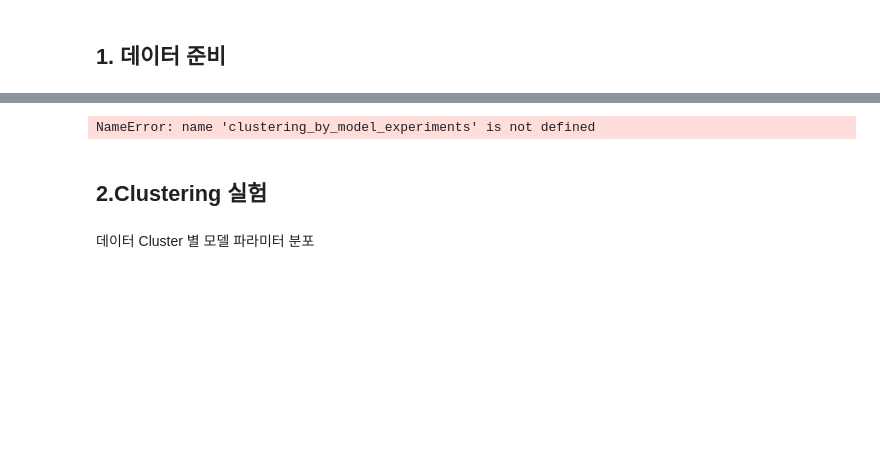
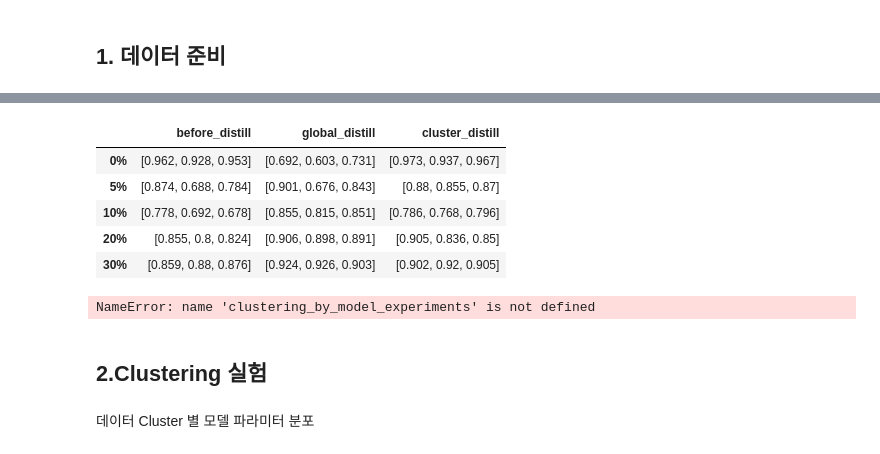
Before and after one commit to yangbaechu/FD-with-Label-Based-Group-Structure, a Jupyter notebook: FedCD.ipynb, the cells around one changed output, grey strips where cells are left out. Saved outputs shown, nothing was run; the diff lists cells and outputs as text; code cells hidden in the pictures; blank space fills up the shorter version.

```diff
--- a/FedCD.ipynb
+++ b/FedCD.ipynb
@@ -537,3 +630,12 @@ acc after global distill: 0.839, [0.917, 0.689, 0.911], 0.947
+# %%
+df_cluster_accs
+# %% [output]
+|  | before_distill | global_distill | cluster_distill |
+| 0% | [0.962, 0.928, 0.953] | [0.692, 0.603, 0.731] | [0.973, 0.937, 0.967] |
+| 5% | [0.874, 0.688, 0.784] | [0.901, 0.676, 0.843] | [0.88, 0.855, 0.87] |
+| 10% | [0.778, 0.692, 0.678] | [0.855, 0.815, 0.851] | [0.786, 0.768, 0.796] |
+| 20% | [0.855, 0.8, 0.824] | [0.906, 0.898, 0.891] | [0.905, 0.836, 0.85] |
+| 30% | [0.859, 0.88, 0.876] | [0.924, 0.926, 0.903] | [0.902, 0.92, 0.905] |
 # %%
 def Global_TC_experiments(total_client_data, distill_data, alpha, number_of_cluster, cluster_distribution):
     print(f'number_of_cluster: {number_of_cluster}')
```
Also changed, not shown: parts of 8 cells of this notebook, 2 other files.
